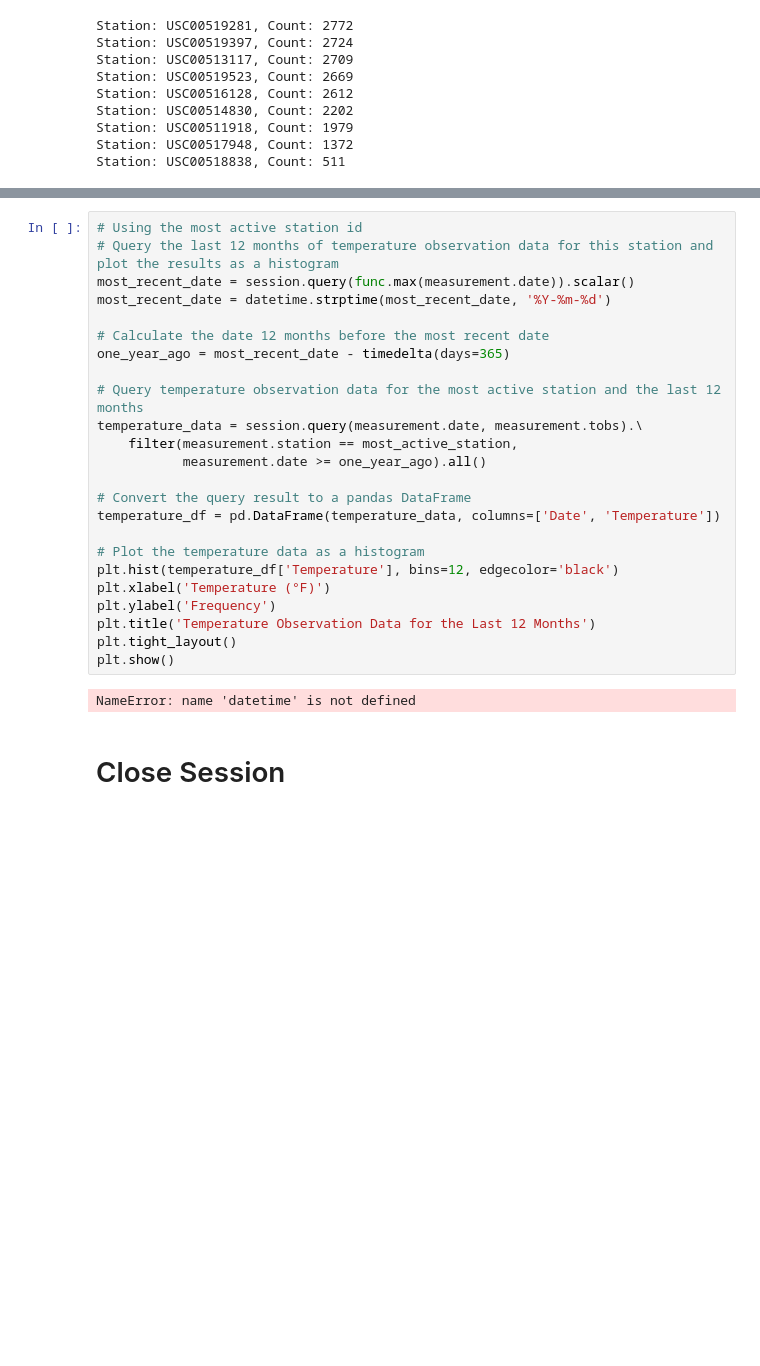
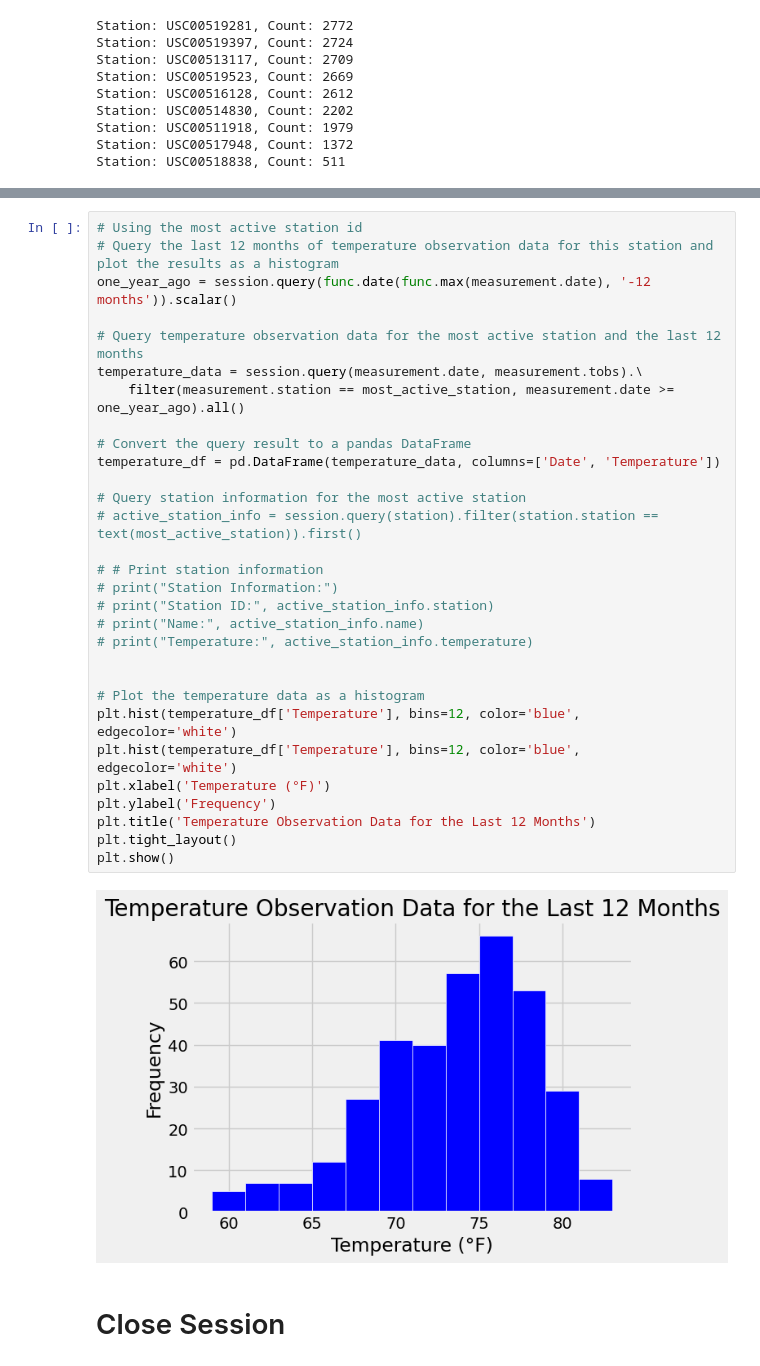
Before and after one commit to aclima88/module_10_challenge, a Jupyter notebook: climate_analysis/climate_starter.ipynb, the cells around one changed output, grey strips where cells are left out. Cells and saved outputs as stored; diff of their text form; blank space fills up the shorter version.

```diff
--- a/climate_analysis/climate_starter.ipynb
+++ b/climate_analysis/climate_starter.ipynb
@@ -195,29 +195,35 @@ Average Temperature: 71.66378066378067
 # %%
 # Using the most active station id
 # Query the last 12 months of temperature observation data for this station and plot the results as a histogram
-most_recent_date = session.query(func.max(measurement.date)).scalar()
-most_recent_date = datetime.strptime(most_recent_date, '%Y-%m-%d')
-
-# Calculate the date 12 months before the most recent date
-one_year_ago = most_recent_date - timedelta(days=365)
+one_year_ago = session.query(func.date(func.max(measurement.date), '-12 months')).scalar()
 
 # Query temperature observation data for the most active station and the last 12 months
 temperature_data = session.query(measurement.date, measurement.tobs).\
-    filter(measurement.station == most_active_station,
-           measurement.date >= one_year_ago).all()
+    filter(measurement.station == most_active_station, measurement.date >= one_year_ago).all()
 
 # Convert the query result to a pandas DataFrame
 temperature_df = pd.DataFrame(temperature_data, columns=['Date', 'Temperature'])
 
+# Query station information for the most active station
+# active_station_info = session.query(station).filter(station.station == text(most_active_station)).first()
+
+# # Print station information
+# print("Station Information:")
+# print("Station ID:", active_station_info.station)
+# print("Name:", active_station_info.name)
+# print("Temperature:", active_station_info.temperature)
+
+
 # Plot the temperature data as a histogram
-plt.hist(temperature_df['Temperature'], bins=12, edgecolor='black')
+plt.hist(temperature_df['Temperature'], bins=12, color='blue', edgecolor='white')
+plt.hist(temperature_df['Temperature'], bins=12, color='blue', edgecolor='white')
 plt.xlabel('Temperature (°F)')
 plt.ylabel('Frequency')
 plt.title('Temperature Observation Data for the Last 12 Months')
 plt.tight_layout()
 plt.show()
 # %% [output]
-NameError: name 'datetime' is not defined
+[figure, added]
 # %% [markdown]
 # Close Session
 # %%
```
Also changed, not shown: parts of 3 cells of this notebook, 1 other file.
